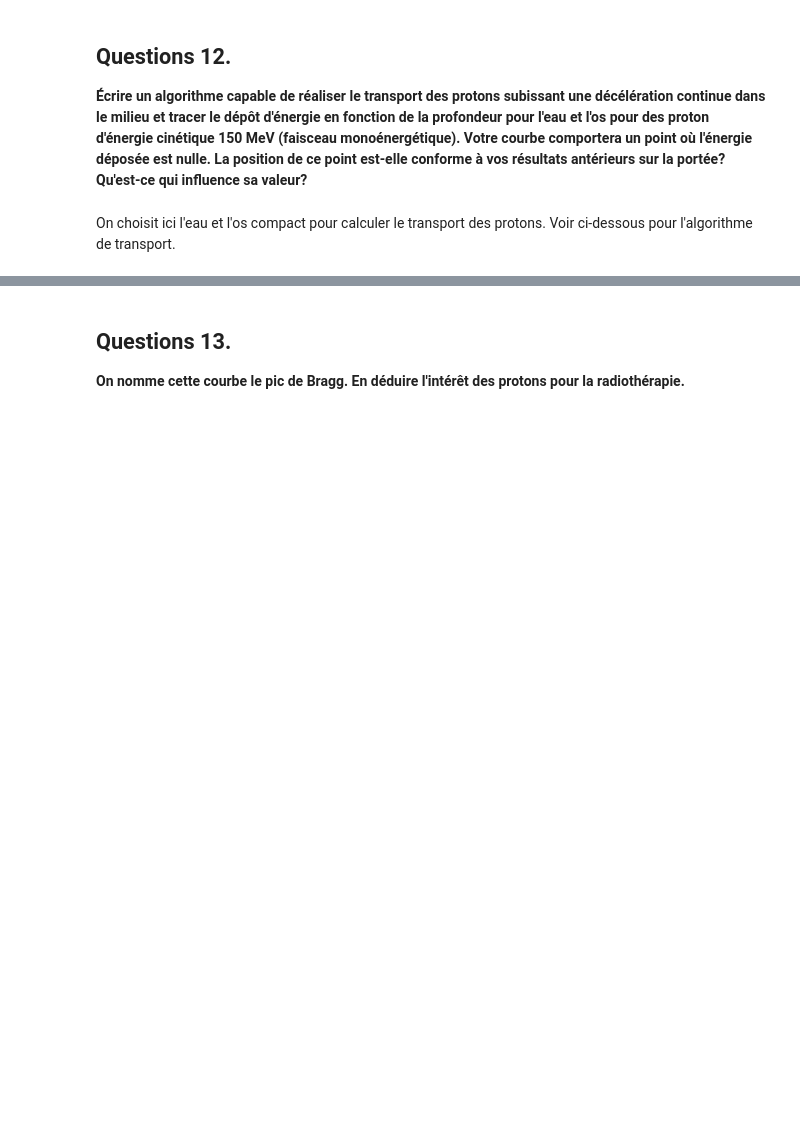
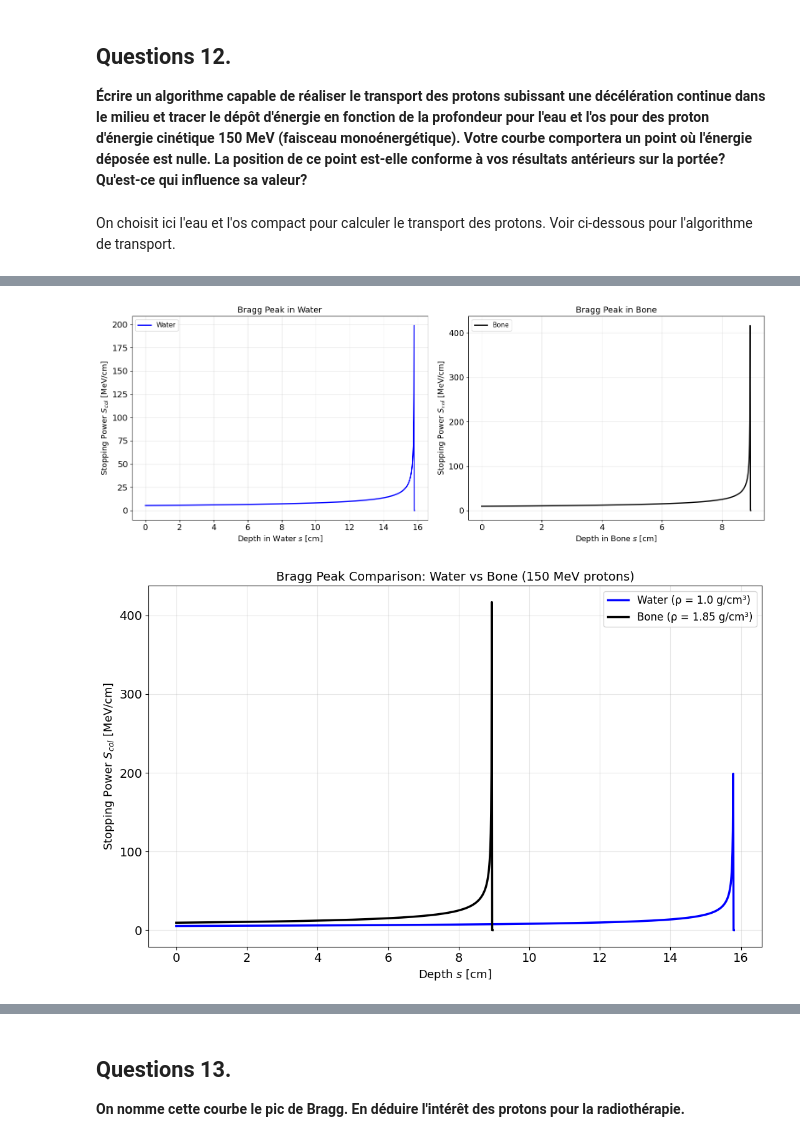
Before and after one commit to Eloi-Blouin/GPH-University-Laval-Course, a Jupyter notebook: Ulaval Session 8 Hiver 2026/Physique Numérique/TP1/TP1_ÉloiBlouin_ClémentPoulin.ipynb, the cells around one changed output, grey strips where cells are left out. Drawn from its saved outputs; the diff is of its cells as text; code cells hidden in the pictures; blank space fills up the shorter version.

```diff
--- a/Ulaval Session 8 Hiver 2026/Physique Numérique/TP1/TP1_ÉloiBlouin_ClémentPoulin.ipynb
+++ b/Ulaval Session 8 Hiver 2026/Physique Numérique/TP1/TP1_ÉloiBlouin_ClémentPoulin.ipynb
@@ -1160,7 +1164,7 @@ def transport_proton(T_initial_MeV, material_name, delta_s_cm=0.01):
 
     # Convert units
     T_initial_J = T_initial_MeV * 1e6 * cte.e
-    T_min_J = 3e6 * cte.e  # Lower validity limit (3 MeV)
+    T_min_J = 0*1e3 * cte.e  # Lower validity limit (3 MeV)
     delta_s_m = delta_s_cm * 1e-2  # cm -> m
 
     # Initialize arrays
@@ -1194,7 +1198,12 @@ def transport_proton(T_initial_MeV, material_name, delta_s_cm=0.01):
     s_values = s_values[:-1]
     T_values = T_values[:-1]
 
-    # Add nul energy deposition after
+    # Add two trailing points with zero stopping power and energy
+    for _ in range(2):
+        s_values.append(s_values[-1] + delta_s_cm)
+        S_col_values.append(0.0)
+        T_values.append(0.0)
+
 
     return np.array(s_values), np.array(S_col_values), np.array(T_values)
 # %% [markdown]
@@ -1264,0 +1246,37 @@ NameError: name 'get_material_properties' is not defined
+# %%
+# Plot 1 & 2: Individual Bragg peaks for water and bone
+fig, axes = plt.subplots(1, 2, figsize=(16, 6))
+
+# Water Bragg peak
+axes[0].plot(s_water, S_col_water, 'b-', lw=2, label='Water')
+axes[0].set_xlabel(r"Depth in Water $s$ [cm]", fontsize=13)
+axes[0].set_ylabel(r"Stopping Power $S_{col}$ [MeV/cm]", fontsize=13)
+axes[0].set_title("Bragg Peak in Water", fontsize=14)
+axes[0].grid(True, alpha=0.3)
+axes[0].legend(fontsize=11)
+
+# Bone Bragg peak
+axes[1].plot(s_bone, S_col_bone, 'k-', lw=2, label="Bone")
+axes[1].set_xlabel(r"Depth in Bone $s$ [cm]", fontsize=13)
+axes[1].set_ylabel(r"Stopping Power $S_{col}$ [MeV/cm]", fontsize=13)
+axes[1].set_title("Bragg Peak in Bone", fontsize=14)
+axes[1].grid(True, alpha=0.3)
+axes[1].legend(fontsize=11)
+
+plt.tight_layout()
+plt.show()
+
+# Plot 3: Overlay comparison
+fig, ax = plt.subplots(1, 1, figsize=(11, 7))
+ax.plot(s_water, S_col_water, 'b-', lw=2.5, label='Water (ρ = 1.0 g/cm³)')
+ax.plot(s_bone, S_col_bone, 'k-', lw=2.5, label='Bone (ρ = 1.85 g/cm³)')
+ax.set_xlabel(r"Depth $s$ [cm]", fontsize=13)
+ax.set_ylabel(r"Stopping Power $S_{col}$ [MeV/cm]", fontsize=13)
+ax.set_title("Bragg Peak Comparison: Water vs Bone (150 MeV protons)", fontsize=14)
+ax.grid(True, alpha=0.3)
+ax.legend(fontsize=12)
+plt.tight_layout()
+plt.show()
+# %% [output]
+[figure, added]
+[figure, added]
```
Also changed, not shown: parts of 12 cells of this notebook.
